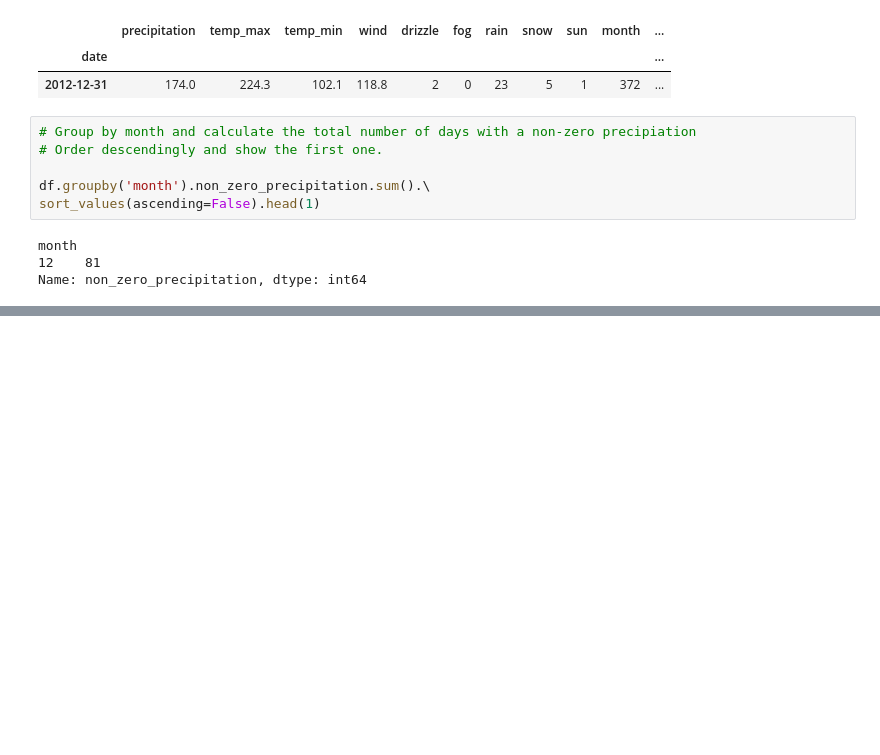
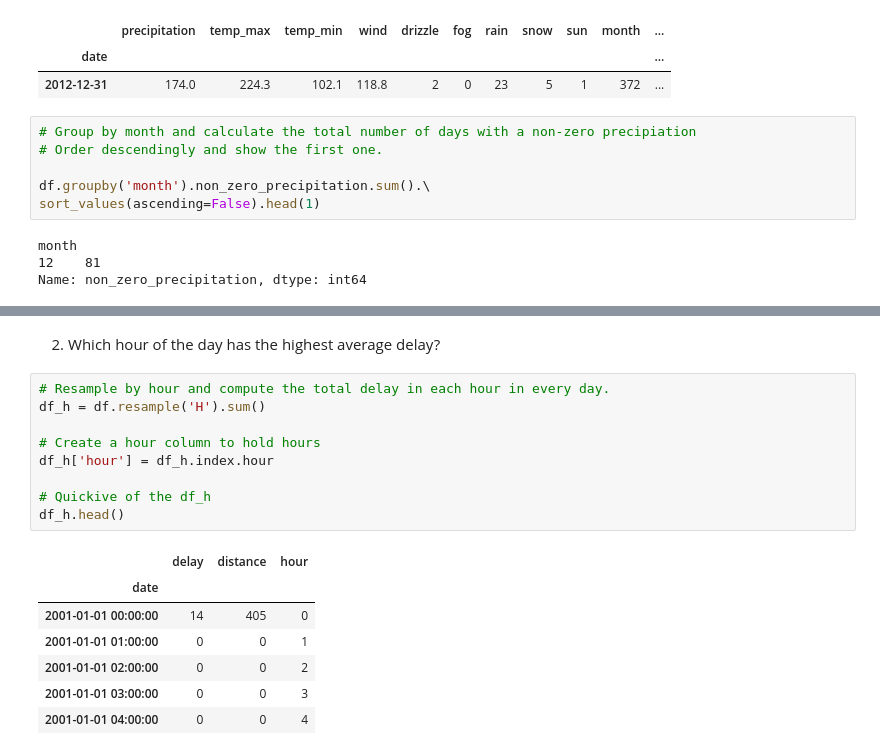
Before and after one commit to Yongliang-Shi/time-series-exercises, a Jupyter notebook: time-series-manipulation.ipynb, the cells around one changed output, grey strips where cells are left out. Cells and saved outputs as stored; diff of their text form; blank space fills up the shorter version.

```diff
--- a/time-series-manipulation.ipynb
+++ b/time-series-manipulation.ipynb
@@ -392,0 +468,19 @@ Name: non_zero_precipitation, dtype: int64
+# %% [markdown]
+2. Which hour of the day has the highest average delay?
+# %%
+# Resample by hour and compute the total delay in each hour in every day.
+df_h = df.resample('H').sum()
+
+# Create a hour column to hold hours
+df_h['hour'] = df_h.index.hour
+
+# Quickive of the df_h
+df_h.head()
+# %% [output]
+|  | delay | distance | hour |
+| date |  |  |  |
+| 2001-01-01 00:00:00 | 14 | 405 | 0 |
+| 2001-01-01 01:00:00 | 0 | 0 | 1 |
+| 2001-01-01 02:00:00 | 0 | 0 | 2 |
+| 2001-01-01 03:00:00 | 0 | 0 | 3 |
+| 2001-01-01 04:00:00 | 0 | 0 | 4 |
```
Also changed, not shown: parts of 11 cells of this notebook.
